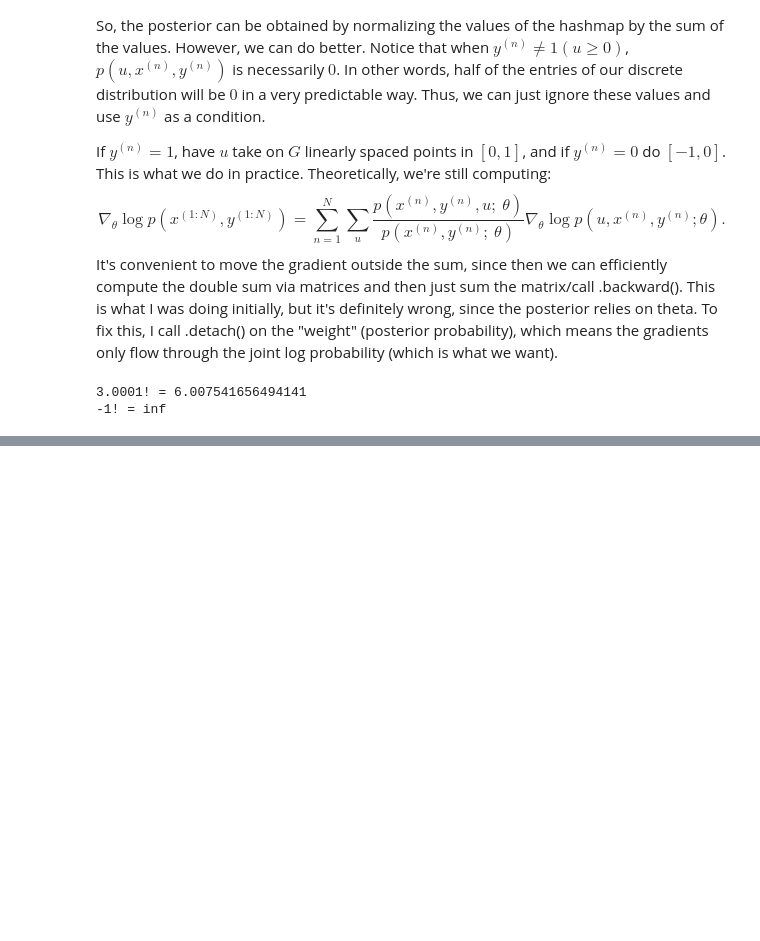
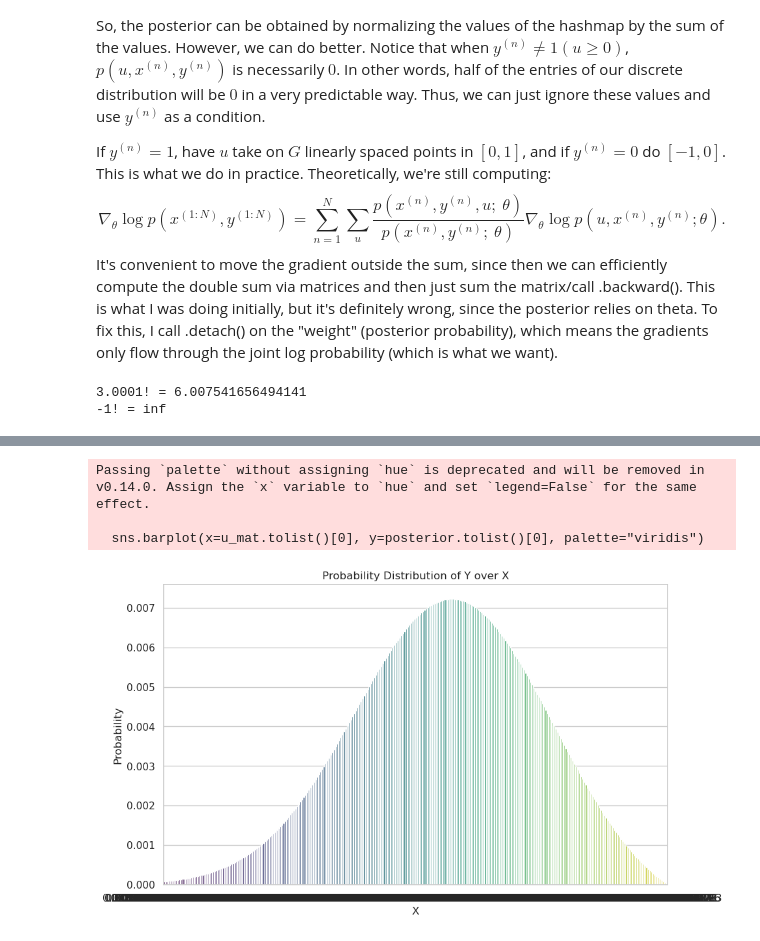
Before and after one commit to jcheigh/fictitious-prediction, a Jupyter notebook: src/3-6 inference.ipynb, the cells around one changed output, grey strips where cells are left out. Drawn from its saved outputs; the diff is of its cells as text; code cells hidden in the pictures; blank space fills up the shorter version.

```diff
--- a/src/3-6 inference.ipynb
+++ b/src/3-6 inference.ipynb
@@ -295,7 +371,7 @@ print(f"3.0001! = {factorial(torch.tensor(3.001)).item()}")
 ### notice this is infinity, so we can't call factorial on negative stuff
 print(f"-1! = {factorial(torch.tensor(-1.)).item()}")
 
-def compute_log_joint(u_mat, x_batch, y_batch, log_alpha, log_beta, W, grid_size, batch_size):
+def compute_log_joint(u_mat, x_batch, y_batch, log_alpha, log_beta, W, grid_size, batch_size, speech_len):
     """
     Parameters:
         x_batch (size [batch_size, 3])
@@ -357,7 +433,7 @@ def compute_log_joint(u_mat, x_batch, y_batch, log_alpha, log_beta, W, grid_size
     return prior + likelihood
 
 
-def compute_nll(x_batch, y_batch, log_alpha, log_beta, W, grid_size, batch_size):
+def compute_nll(x_batch, y_batch, log_alpha, log_beta, W, grid_size, batch_size, speech_len):
     """
     Parameters:
         x_batch (size [batch_size, 3])
@@ -375,15 +451,13 @@ def compute_nll(x_batch, y_batch, log_alpha, log_beta, W, grid_size, batch_size)
 
     assert list(u_mat.size()) == [batch_size, grid_size]
 
-    log_joint = compute_log_joint(u_mat, x_batch, y_batch, log_alpha, log_beta, W, grid_size, batch_size)
-
+    log_joint = compute_log_joint(u_mat, x_batch, y_batch, log_alpha, log_beta, W, grid_size, batch_size, speech_len)
     assert list(log_joint.size()) == [batch_size, grid_size]
 
     ### see 3-6 testing.ipynb test6 to see this logic
     max_log_prob = torch.max(log_joint, dim=1, keepdim=True)[0]
     joint_probs = torch.exp(log_joint - max_log_prob)
     posterior = joint_probs / joint_probs.sum(dim=1, keepdim=True)
-
     # detach posterior (see 3-6 testing.ipynb test7 to verify this works)
     weighted_log_joint = posterior.detach() * log_joint
     nll = -weighted_log_joint.sum()
@@ -425,0 +960,21 @@ Rho Estimate: 0.8087709616087962
+# %%
+batch_size = 1
+grid_size = 300
+
+y_batch = torch.tensor([1.])
+u_mat = torch.empty(batch_size, grid_size)
+u_mat[y_batch == 1] = torch.linspace(1/(grid_size+1), 1-1/(grid_size+1), grid_size).repeat((y_batch == 1).sum(), 1)
+u_mat[y_batch == 0] = torch.linspace(-1+1/(grid_size+1), -1/(grid_size+1), grid_size).repeat((y_batch == 0).sum(), 1)
+x_batch = torch.tensor([[11.,2., 2.]])
+alpha = torch.tensor(3.)
+log_alpha = torch.log(alpha)
+
+beta = torch.tensor(2.)
+log_beta = torch.log(beta)
+W = torch.tensor([2.1, -.7, -0.3])
+speech_len = 15
+
+log_joint = compute_log_joint(u_mat, x_batch, y_batch, log_alpha, log_beta, W, grid_size, batch_size, speech_len)
+max_log_prob = torch.max(log_joint, dim=1, keepdim=True)[0]
+joint_probs = torch.exp(log_joint - max_log_prob)
+posterior = joint_probs / joint_probs.sum(dim=1, keepdim=True)
@@ -425,0 +999,14 @@ Rho Estimate: 0.8087709616087962
+# %%
+sns.set_theme(style="whitegrid")
+plt.figure(figsize=(10, 6))
+sns.barplot(x=u_mat.tolist()[0], y=posterior.tolist()[0], palette="viridis")
+
+plt.title('Probability Distribution of Y over X')
+plt.xlabel('X')
+plt.ylabel('Probability')
+plt.show()
+# %% [output]
+Passing `palette` without assigning `hue` is deprecated and will be removed in v0.14.0. Assign the `x` variable to `hue` and set `legend=False` for the same effect.
+
+  sns.barplot(x=u_mat.tolist()[0], y=posterior.tolist()[0], palette="viridis")
+[figure, added]
```
Also changed, not shown: parts of 26 cells of this notebook, 1 other file.
